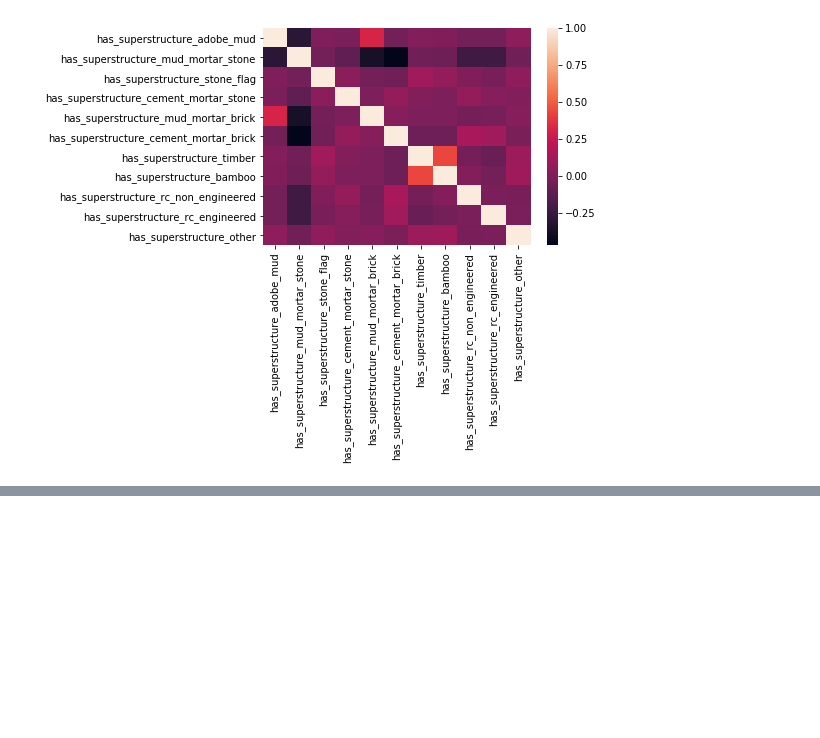
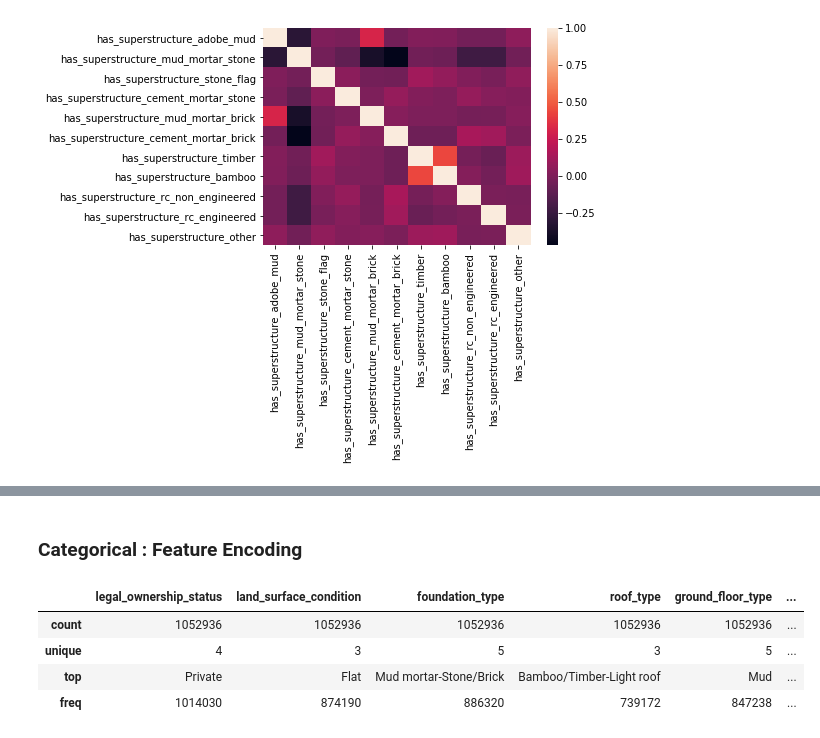
Before and after one commit to meetbharat/hackerearth-ml6, a Jupyter notebook: notebooks/Exploratory-Data-Analysis-and-Processing.ipynb, the cells around one changed output, grey strips where cells are left out. Saved outputs shown, nothing was run; the diff lists cells and outputs as text; code cells hidden in the pictures; blank space fills up the shorter version.

```diff
--- a/notebooks/Exploratory-Data-Analysis-and-Processing.ipynb
+++ b/notebooks/Exploratory-Data-Analysis-and-Processing.ipynb
@@ -211,0 +308,14 @@ sns.heatmap(corr_has_superstructure)
+# %% [markdown]
+### Categorical : Feature Encoding
+# %%
+# checking all categorical field
+fiels = ['legal_ownership_status','land_surface_condition','foundation_type','roof_type','ground_floor_type','other_floor_type','position',
+'plan_configuration','condition_post_eq','area_assesed']
+
+df.loc[:,fiels].describe(include='all')
+# %% [output]
+|  | legal_ownership_status | land_surface_condition | foundation_type | roof_type | ground_floor_type | ... |
+| count | 1052936 | 1052936 | 1052936 | 1052936 | 1052936 | ... |
+| unique | 4 | 3 | 5 | 3 | 5 | ... |
+| top | Private | Flat | Mud mortar-Stone/Brick | Bamboo/Timber-Light roof | Mud | ... |
+| freq | 1014030 | 874190 | 886320 | 739172 | 847238 | ... |
```
Also changed, not shown: parts of 25 cells of this notebook, 1 other file.
